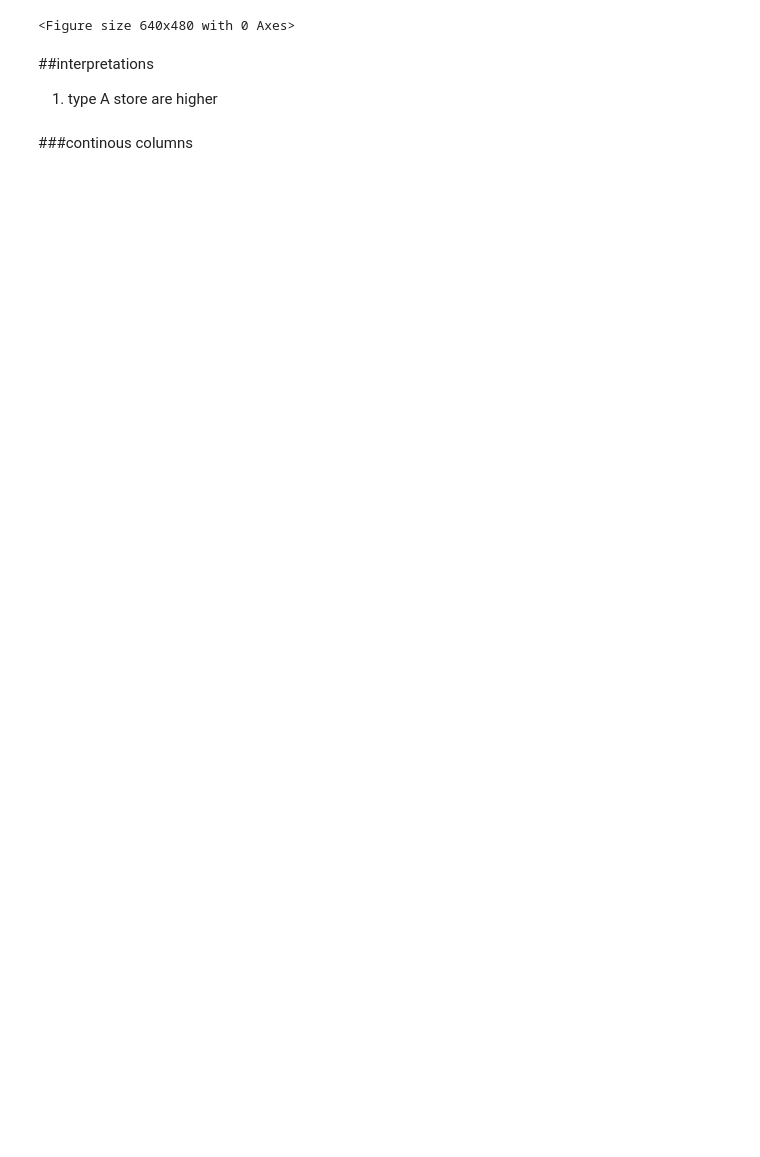
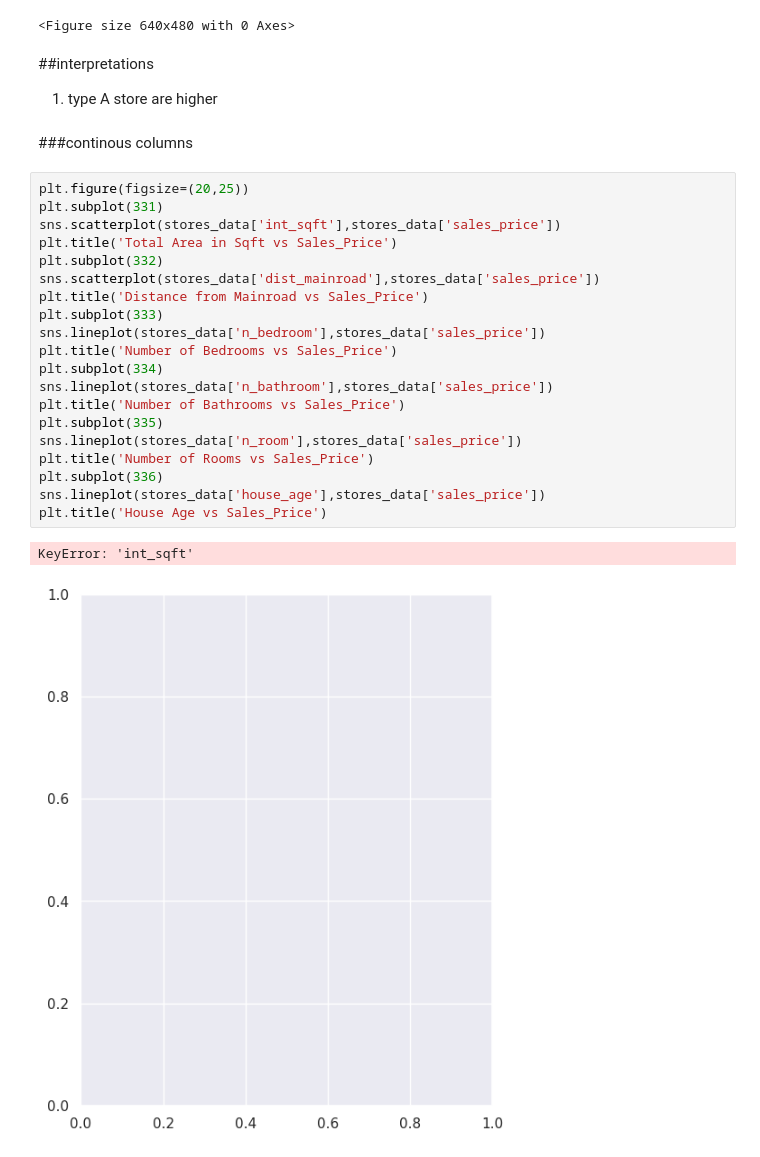
Before and after one commit to Swathi-Thandavarayan/STORE-DATA-PREDICTION, a Jupyter notebook: STORE_DATA_PREDICTION.ipynb, the cells around one changed output. Cells and saved outputs as stored; diff of their text form; blank space fills up the shorter version.

```diff
--- a/STORE_DATA_PREDICTION.ipynb
+++ b/STORE_DATA_PREDICTION.ipynb
@@ -562,3 +588,26 @@ plt.tight_layout()
 1. type A store are higher
 # %% [markdown]
 ###continous columns
+# %%
+plt.figure(figsize=(20,25))
+plt.subplot(331)
+sns.scatterplot(stores_data['int_sqft'],stores_data['sales_price'])
+plt.title('Total Area in Sqft vs Sales_Price')
+plt.subplot(332)
+sns.scatterplot(stores_data['dist_mainroad'],stores_data['sales_price'])
+plt.title('Distance from Mainroad vs Sales_Price')
+plt.subplot(333)
+sns.lineplot(stores_data['n_bedroom'],stores_data['sales_price'])
+plt.title('Number of Bedrooms vs Sales_Price')
+plt.subplot(334)
+sns.lineplot(stores_data['n_bathroom'],stores_data['sales_price'])
+plt.title('Number of Bathrooms vs Sales_Price')
+plt.subplot(335)
+sns.lineplot(stores_data['n_room'],stores_data['sales_price'])
+plt.title('Number of Rooms vs Sales_Price')
+plt.subplot(336)
+sns.lineplot(stores_data['house_age'],stores_data['sales_price'])
+plt.title('House Age vs Sales_Price')
+# %% [output]
+KeyError: 'int_sqft'
+[figure, added]
```
Also changed, not shown: parts of 32 cells of this notebook.
